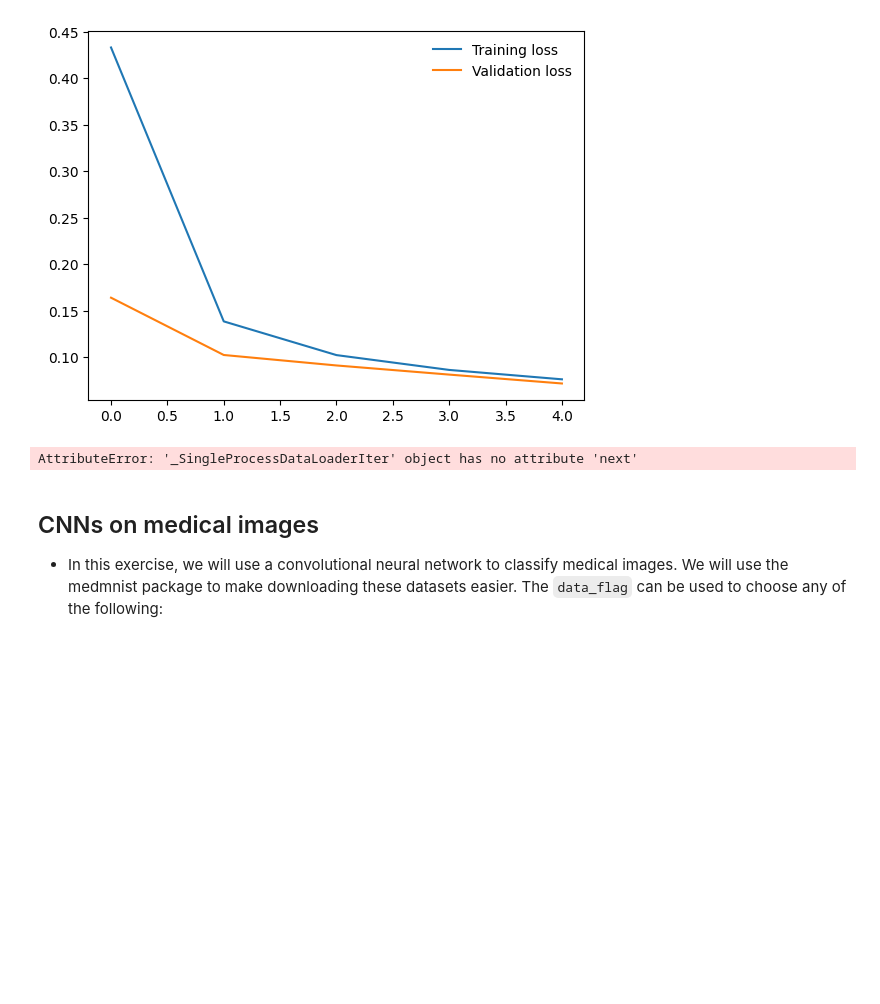
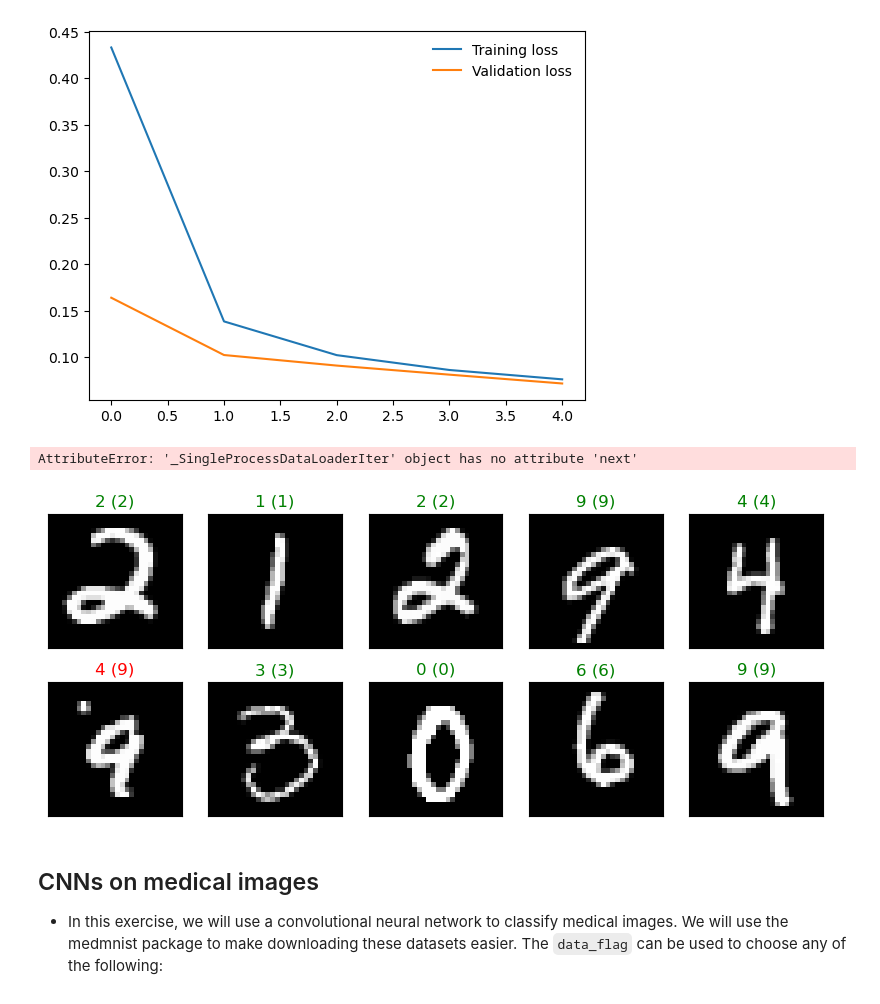
Before and after one commit to AdamTest24/Case_Studies_L2D, a Jupyter notebook: deep_learning_mab/MAB_New_Edits/Intro_dl_CNNs.ipynb, the cells around one changed output. Drawn from its saved outputs; the diff is of its cells as text; code cells hidden in the pictures; blank space fills up the shorter version.

Commit message:
codeModification

```diff
--- a/deep_learning_mab/MAB_New_Edits/Intro_dl_CNNs.ipynb
+++ b/deep_learning_mab/MAB_New_Edits/Intro_dl_CNNs.ipynb
@@ -383,6 +367,28 @@ for idx in np.arange(10):
     ax.set_title(f'{preds[idx]} ({labels[idx].item()})', color=("green" if preds[idx]==labels[idx].item() else "red"))
 # %% [output]
 AttributeError: '_SingleProcessDataLoaderIter' object has no attribute 'next'
+# %%
+#MODIFICATION TO THE ABOVE CELL.
+# We can now use the model to make predictions on the test set:
+
+# obtain one batch of test images
+images, labels = next(iter(test_loader))
+images.numpy()
+
+# get sample outputs
+output = model(images)
+# convert output probabilities to predicted class
+_, preds_tensor = torch.max(output, 1)
+preds = np.squeeze(preds_tensor.numpy())
+
+# plot the images in the batch, along with predicted and true labels
+fig = plt.figure(figsize=(10, 4))
+for idx in np.arange(10):
+    ax = fig.add_subplot(2, 5, idx+1, xticks=[], yticks=[])
+    plt.imshow(images[idx].numpy().squeeze(), cmap='gray')
+    ax.set_title(f'{preds[idx]} ({labels[idx].item()})', color=("green" if preds[idx]==labels[idx].item() else "red"))
+# %% [output]
+[figure, added]
 # %% [markdown]
 ## CNNs on medical images
 
```
Also changed, not shown: parts of 4 cells of this notebook.
